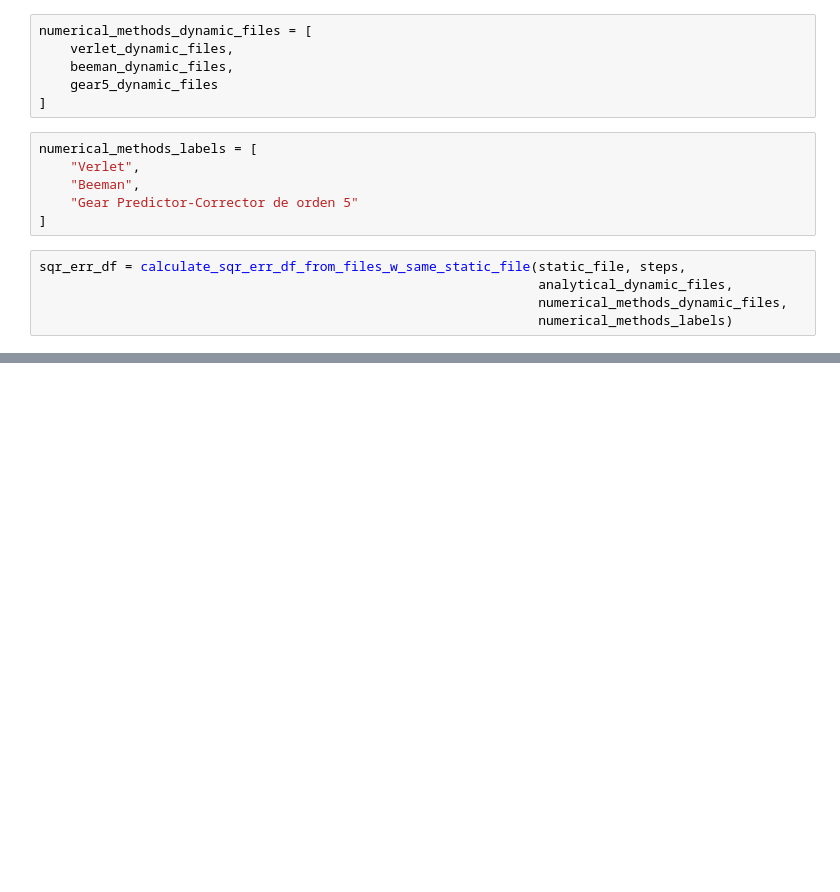
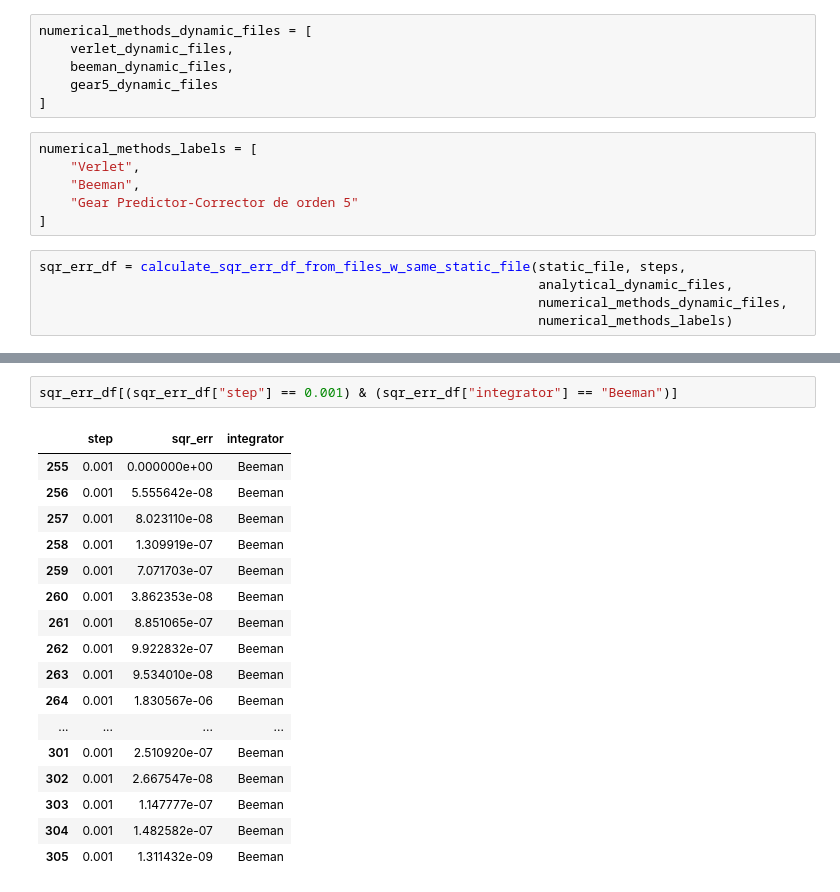
Before and after one commit to mricarte-i/2023Q2G01, a Jupyter notebook: TP4/plotters/oscillator_step.ipynb, the cells around one changed output, grey strips where cells are left out. Cells and saved outputs as stored; diff of their text form; blank space fills up the shorter version.

```diff
--- a/TP4/plotters/oscillator_step.ipynb
+++ b/TP4/plotters/oscillator_step.ipynb
@@ -59,3 +78,23 @@ sqr_err_df
+# %%
+sqr_err_df[(sqr_err_df["step"] == 0.001) & (sqr_err_df["integrator"] == "Beeman")]
+# %% [output]
+|  | step | sqr_err | integrator |
+| 255 | 0.001 | 0.000000e+00 | Beeman |
+| 256 | 0.001 | 5.555642e-08 | Beeman |
+| 257 | 0.001 | 8.023110e-08 | Beeman |
+| 258 | 0.001 | 1.309919e-07 | Beeman |
+| 259 | 0.001 | 7.071703e-07 | Beeman |
+| 260 | 0.001 | 3.862353e-08 | Beeman |
+| 261 | 0.001 | 8.851065e-07 | Beeman |
+| 262 | 0.001 | 9.922832e-07 | Beeman |
+| 263 | 0.001 | 9.534010e-08 | Beeman |
+| 264 | 0.001 | 1.830567e-06 | Beeman |
+| ... | ... | ... | ... |
+| 301 | 0.001 | 2.510920e-07 | Beeman |
+| 302 | 0.001 | 2.667547e-08 | Beeman |
+| 303 | 0.001 | 1.147777e-07 | Beeman |
+| 304 | 0.001 | 1.482582e-07 | Beeman |
+| 305 | 0.001 | 1.311432e-09 | Beeman |
 # %%
 plot_oscillator_step(sqr_err_df, hue="integrator")
 # %% [output]
```
Also changed, not shown: parts of 13 cells of this notebook, 1 other file.
